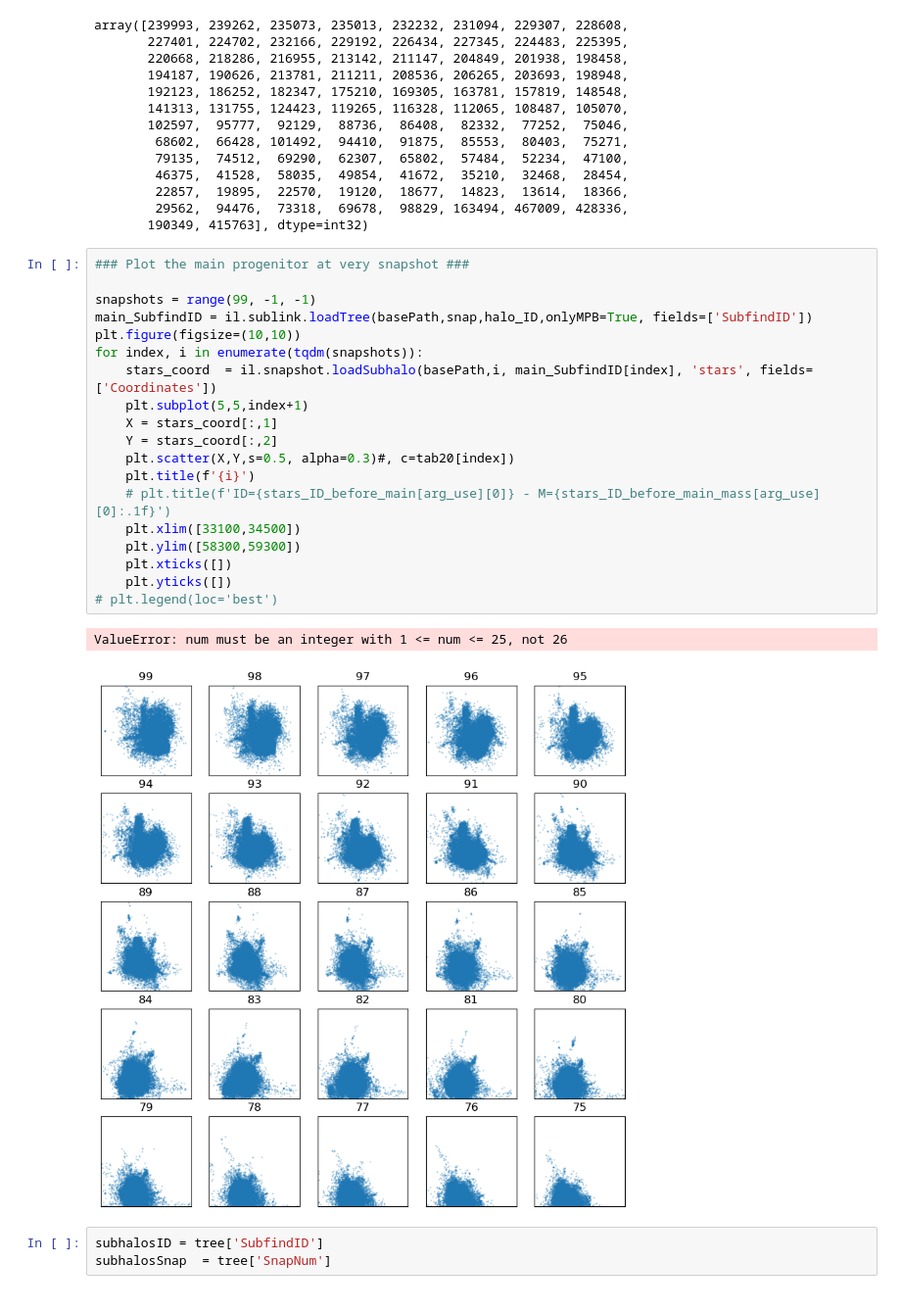
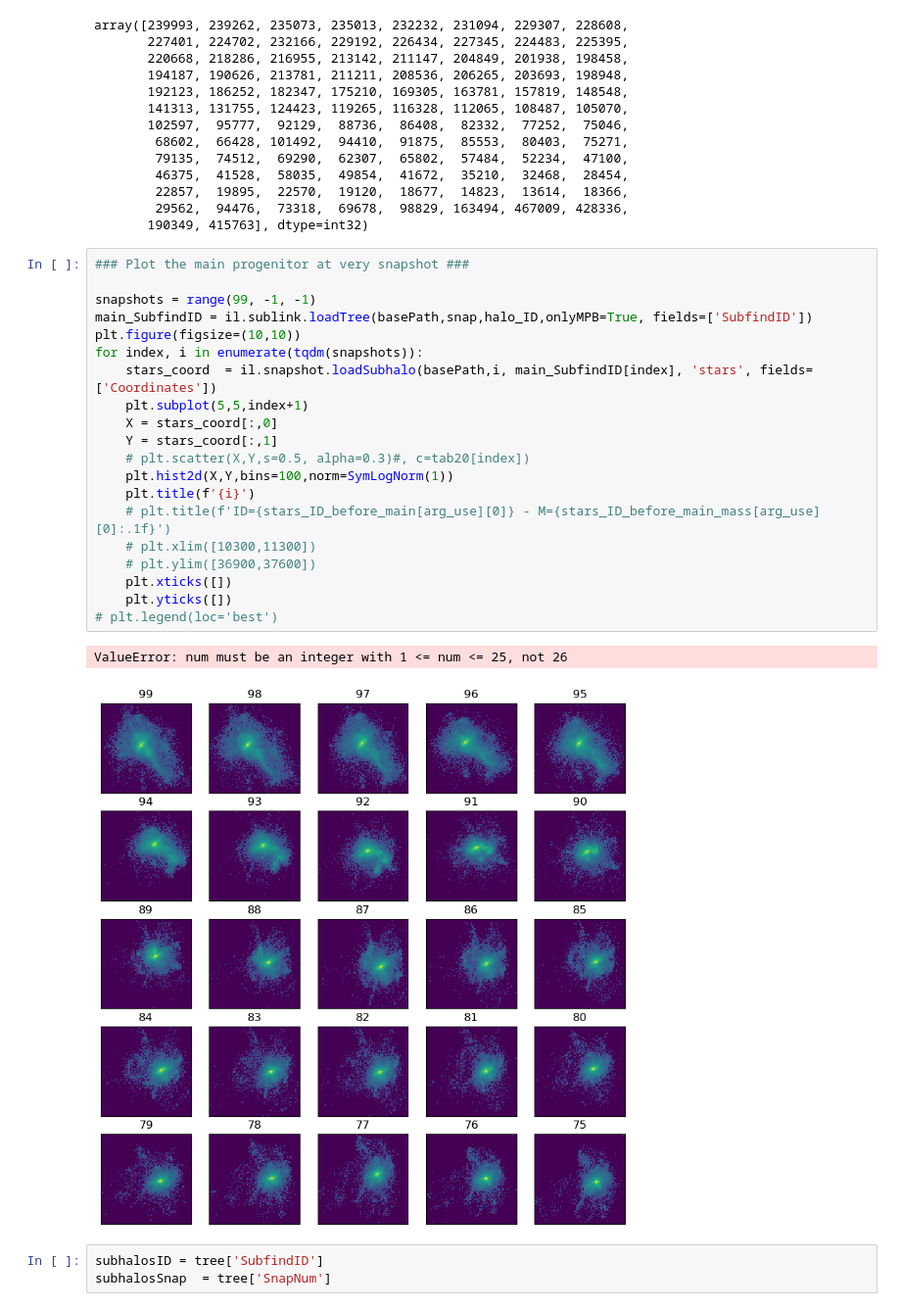
Before and after one commit to David-Chemaly/Stream_Finder, a Jupyter notebook: IllustrisHub.ipynb, the cells around one changed output. Shown at 98% size. Saved outputs shown, nothing was run; the diff lists cells and outputs as text.

```diff
--- a/IllustrisHub.ipynb
+++ b/IllustrisHub.ipynb
@@ -140,25 +129,26 @@ array([239993, 239262, 235073, 235013, 232232, 231094, 229307, 228608,
 # %%
 ### Plot the main progenitor at very snapshot ###
 
 snapshots = range(99, -1, -1)
 main_SubfindID = il.sublink.loadTree(basePath,snap,halo_ID,onlyMPB=True, fields=['SubfindID'])
 plt.figure(figsize=(10,10))
 for index, i in enumerate(tqdm(snapshots)):
     stars_coord  = il.snapshot.loadSubhalo(basePath,i, main_SubfindID[index], 'stars', fields=['Coordinates'])
     plt.subplot(5,5,index+1)
-    X = stars_coord[:,1]
-    Y = stars_coord[:,2]
-    plt.scatter(X,Y,s=0.5, alpha=0.3)#, c=tab20[index])
+    X = stars_coord[:,0]
+    Y = stars_coord[:,1]
+    # plt.scatter(X,Y,s=0.5, alpha=0.3)#, c=tab20[index])
+    plt.hist2d(X,Y,bins=100,norm=SymLogNorm(1))
     plt.title(f'{i}')
     # plt.title(f'ID={stars_ID_before_main[arg_use][0]} - M={stars_ID_before_main_mass[arg_use][0]:.1f}')
-    plt.xlim([33100,34500])
-    plt.ylim([58300,59300])
+    # plt.xlim([10300,11300])
+    # plt.ylim([36900,37600])
     plt.xticks([])
     plt.yticks([])
 # plt.legend(loc='best')
 # %% [output]
 ValueError: num must be an integer with 1 <= num <= 25, not 26
-[figure, old version]
+[figure, new version]
 # %%
 subhalosID = tree['SubfindID']
 subhalosSnap  = tree['SnapNum']
```
Also changed, not shown: parts of 1 cell of this notebook, 1 other file.
